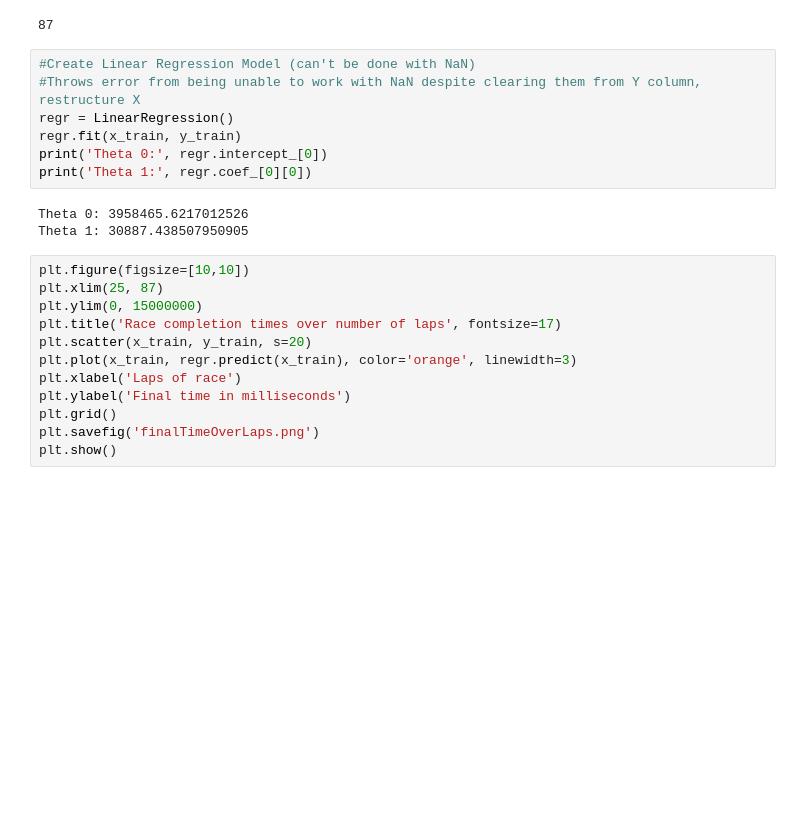
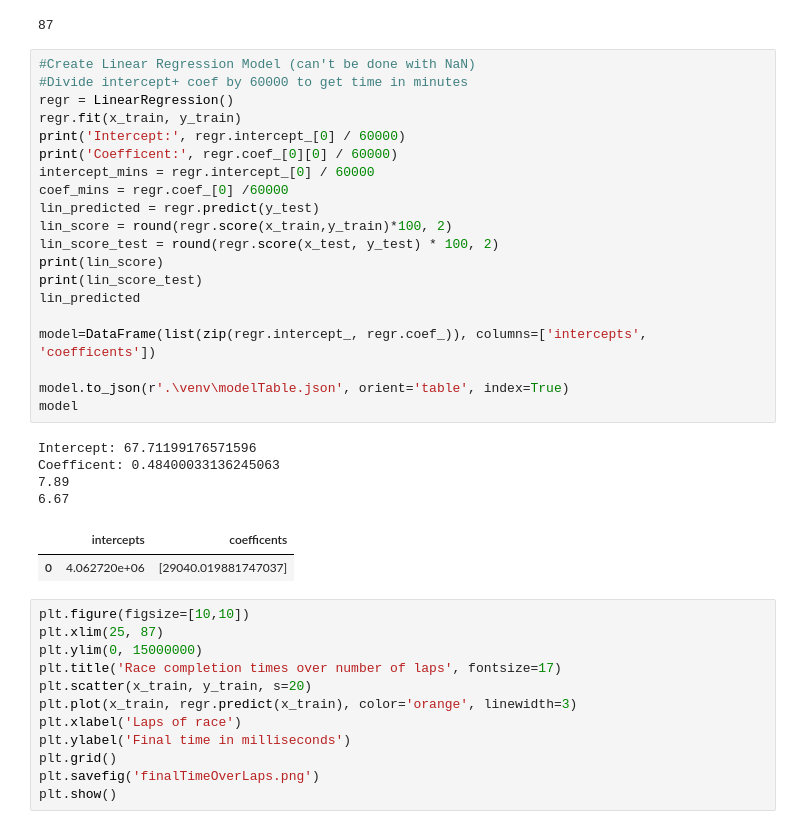
Before and after one commit to pHoran17/F1MLFinalYearProject, a Jupyter notebook: F1ML/api/F1ML_LRMODEL.ipynb, the cells around one changed output. Drawn from its saved outputs; the diff is of its cells as text; blank space fills up the shorter version.

```diff
--- a/F1ML/api/F1ML_LRMODEL.ipynb
+++ b/F1ML/api/F1ML_LRMODEL.ipynb
@@ -112,16 +112,33 @@ x_train['laps'].max()
 #Clean times up in order to use in visualisations + model, \n must be replaced or removed
 # %% [output]
 87
-# %%
-#Create Linear Regression Model (can't be done with NaN)
-#Throws error from being unable to work with NaN despite clearing them from Y column, restructure X
-regr = LinearRegression()
-regr.fit(x_train, y_train)
-print('Theta 0:', regr.intercept_[0])
-print('Theta 1:', regr.coef_[0][0])
-# %% [output]
-Theta 0: 3958465.6217012526
-Theta 1: 30887.438507950905
+# %%
+#Create Linear Regression Model (can't be done with NaN)
+#Divide intercept+ coef by 60000 to get time in minutes
+regr = LinearRegression()
+regr.fit(x_train, y_train)
+print('Intercept:', regr.intercept_[0] / 60000)
+print('Coefficent:', regr.coef_[0][0] / 60000)
+intercept_mins = regr.intercept_[0] / 60000
+coef_mins = regr.coef_[0] /60000
+lin_predicted = regr.predict(y_test)
+lin_score = round(regr.score(x_train,y_train)*100, 2)
+lin_score_test = round(regr.score(x_test, y_test) * 100, 2)
+print(lin_score)
+print(lin_score_test)
+lin_predicted
+
+model=DataFrame(list(zip(regr.intercept_, regr.coef_)), columns=['intercepts', 'coefficents'])
+
+model.to_json(r'.\venv\modelTable.json', orient='table', index=True)
+model
+# %% [output]
+Intercept: 67.71199176571596
+Coefficent: 0.48400033136245063
+7.89
+6.67
+|  | intercepts | coefficents |
+| 0 | 4.062720e+06 | [29040.019881747037] |
 # %%
 plt.figure(figsize=[10,10])
 plt.xlim(25, 87)
```
Also changed, not shown: parts of 1 cell of this notebook, 1 other file.
